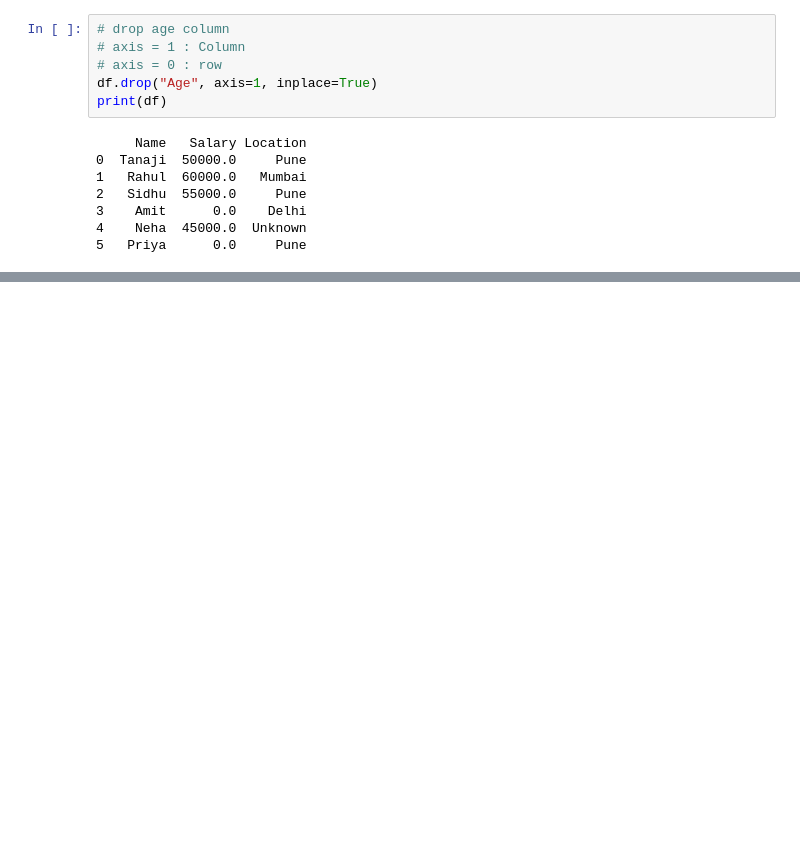
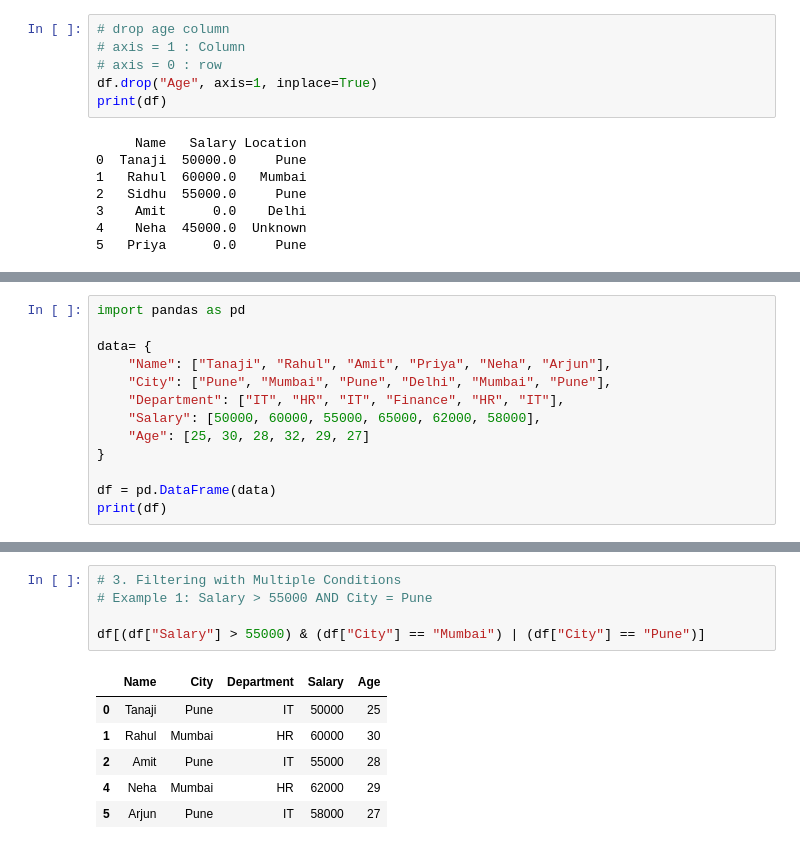
Before and after one commit to tanaji-more/python, a Jupyter notebook: pandas.ipynb, the cells around one changed output, grey strips where cells are left out. Drawn from its saved outputs; the diff is of its cells as text; blank space fills up the shorter version.

```diff
--- a/pandas.ipynb
+++ b/pandas.ipynb
@@ -774,0 +779,13 @@ print(df)
+# %%
+import pandas as pd
+
+data= {
+    "Name": ["Tanaji", "Rahul", "Amit", "Priya", "Neha", "Arjun"],
+    "City": ["Pune", "Mumbai", "Pune", "Delhi", "Mumbai", "Pune"],
+    "Department": ["IT", "HR", "IT", "Finance", "HR", "IT"],
+    "Salary": [50000, 60000, 55000, 65000, 62000, 58000],
+    "Age": [25, 30, 28, 32, 29, 27]
+}
+
+df = pd.DataFrame(data)
+print(df)
@@ -774,0 +832,12 @@ print(df)
+# %%
+# 3. Filtering with Multiple Conditions
+# Example 1: Salary > 55000 AND City = Pune
+
+df[(df["Salary"] > 55000) & (df["City"] == "Mumbai") | (df["City"] == "Pune")]
+# %% [output]
+|  | Name | City | Department | Salary | Age |
+| 0 | Tanaji | Pune | IT | 50000 | 25 |
+| 1 | Rahul | Mumbai | HR | 60000 | 30 |
+| 2 | Amit | Pune | IT | 55000 | 28 |
+| 4 | Neha | Mumbai | HR | 62000 | 29 |
+| 5 | Arjun | Pune | IT | 58000 | 27 |
```
Also changed, not shown: parts of 33 cells of this notebook.
